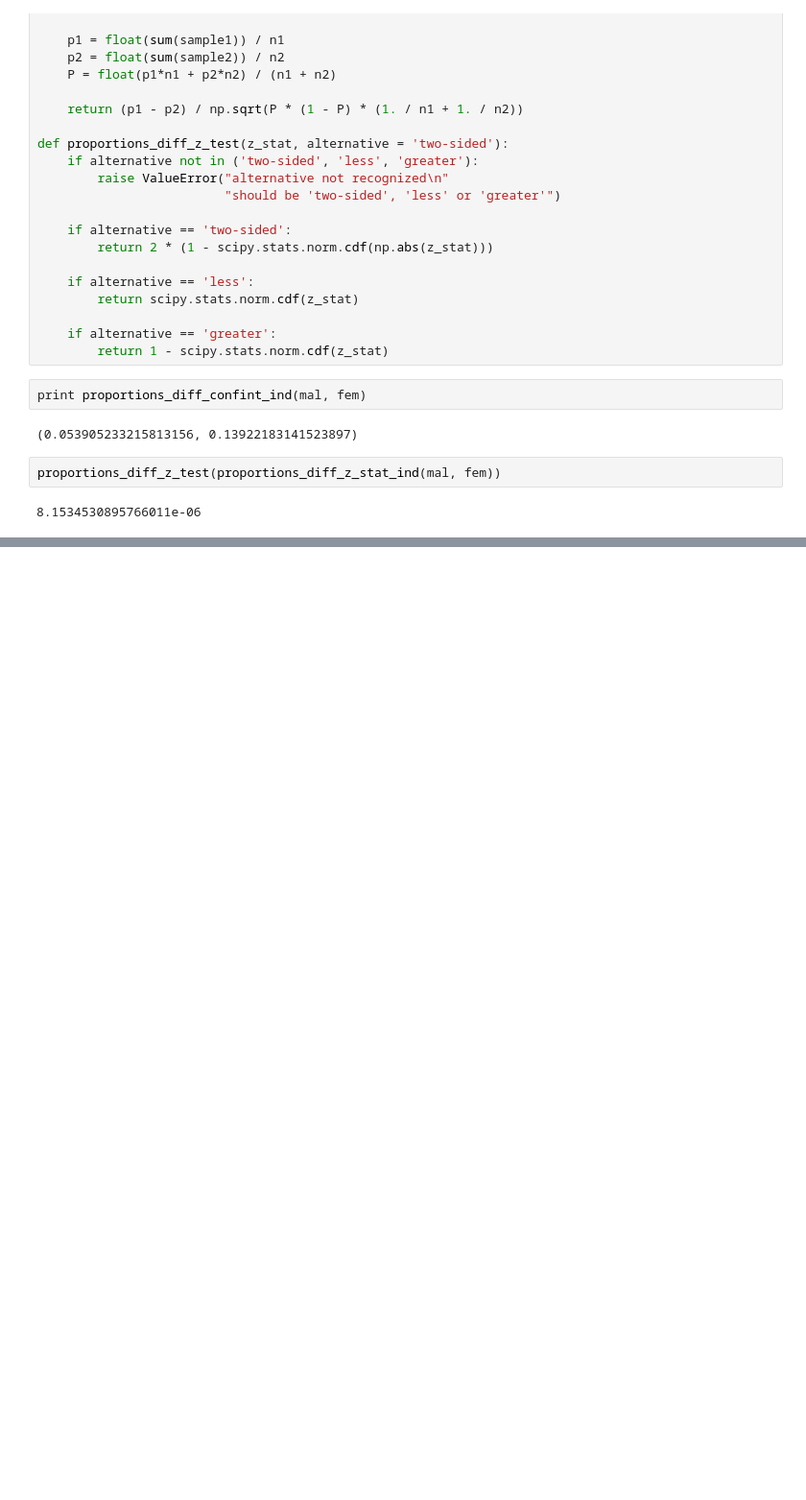
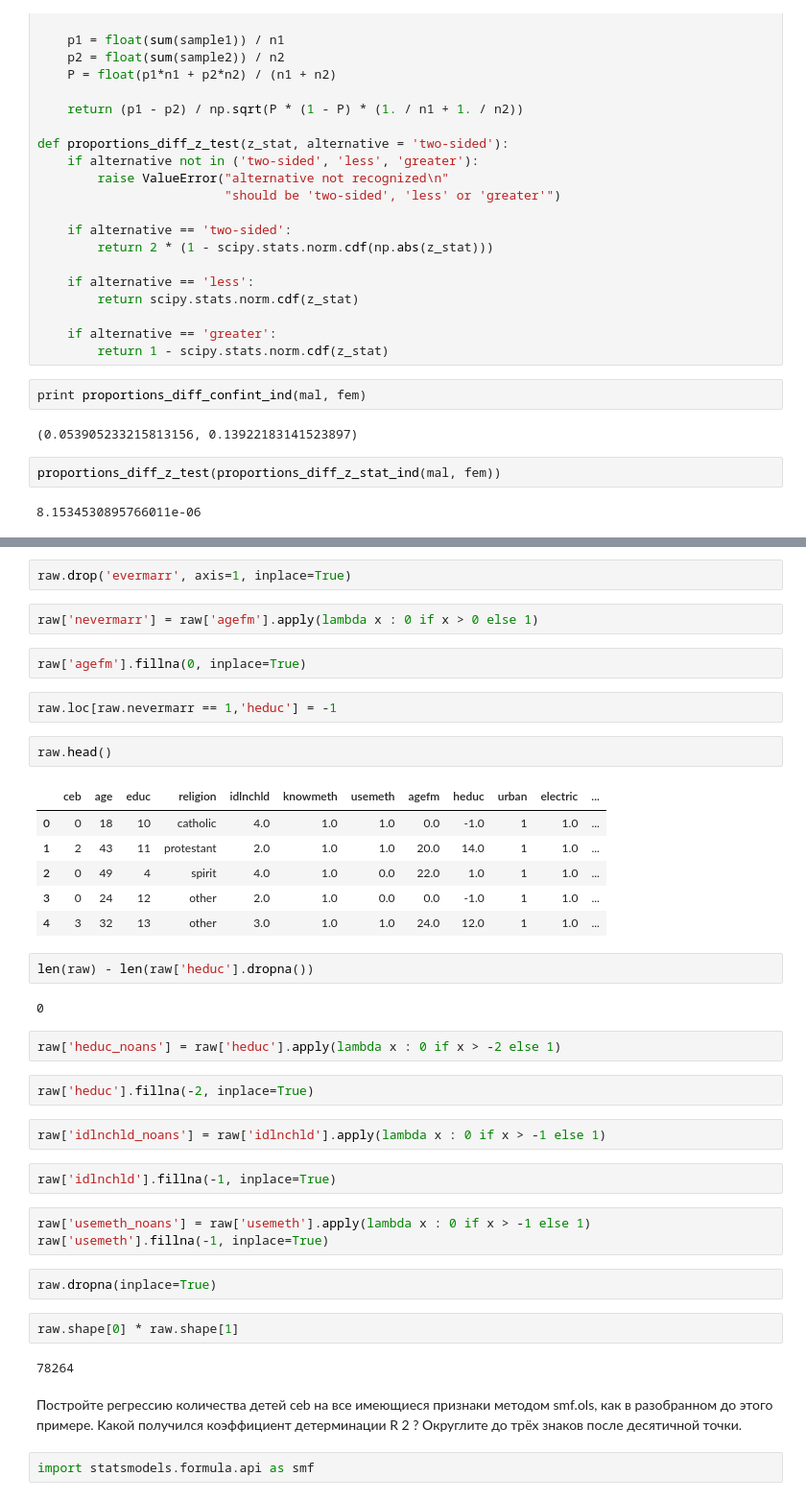
Before and after one commit to AndreyEzhov/coursera_ML, a Jupyter notebook: Step4/Week3/Tests.ipynb, the cells around one changed output, grey strips where cells are left out. Shown: that part at 96% size. Saved outputs shown, nothing was run; the diff lists cells and outputs as text; blank space fills up the shorter version.

```diff
--- a/Step4/Week3/Tests.ipynb
+++ b/Step4/Week3/Tests.ipynb
@@ -166,0 +213,45 @@ proportions_diff_z_test(proportions_diff_z_stat_ind(mal, fem))
+# %%
+raw.drop('evermarr', axis=1, inplace=True)
+# %%
+raw['nevermarr'] = raw['agefm'].apply(lambda x : 0 if x > 0 else 1)
+# %%
+raw['agefm'].fillna(0, inplace=True)
+# %%
+raw.loc[raw.nevermarr == 1,'heduc'] = -1
+# %%
+raw.head()
+# %% [output]
+|  | ceb | age | educ | religion | idlnchld | knowmeth | usemeth | agefm | heduc | urban | electric | ... |
+| 0 | 0 | 18 | 10 | catholic | 4.0 | 1.0 | 1.0 | 0.0 | -1.0 | 1 | 1.0 | ... |
+| 1 | 2 | 43 | 11 | protestant | 2.0 | 1.0 | 1.0 | 20.0 | 14.0 | 1 | 1.0 | ... |
+| 2 | 0 | 49 | 4 | spirit | 4.0 | 1.0 | 0.0 | 22.0 | 1.0 | 1 | 1.0 | ... |
+| 3 | 0 | 24 | 12 | other | 2.0 | 1.0 | 0.0 | 0.0 | -1.0 | 1 | 1.0 | ... |
+| 4 | 3 | 32 | 13 | other | 3.0 | 1.0 | 1.0 | 24.0 | 12.0 | 1 | 1.0 | ... |
+# %%
+len(raw) - len(raw['heduc'].dropna())
+# %% [output]
+0
+# %%
+raw['heduc_noans'] = raw['heduc'].apply(lambda x : 0 if x > -2 else 1)
+# %%
+raw['heduc'].fillna(-2, inplace=True)
+# %%
+raw['idlnchld_noans'] = raw['idlnchld'].apply(lambda x : 0 if x > -1 else 1)
+# %%
+raw['idlnchld'].fillna(-1, inplace=True)
+# %%
+raw['usemeth_noans'] = raw['usemeth'].apply(lambda x : 0 if x > -1 else 1)
+raw['usemeth'].fillna(-1, inplace=True)
+# %%
+raw.dropna(inplace=True)
+# %%
+raw.shape[0] * raw.shape[1]
+# %% [output]
+78264
+# %% [markdown]
+Постройте регрессию количества детей ceb на все имеющиеся признаки методом smf.ols, как в разобранном до этого примере. Какой получился коэффициент детерминации
+R
+2
+ ? Округлите до трёх знаков после десятичной точки.
+# %%
+import statsmodels.formula.api as smf
```
Also changed, not shown: parts of 19 cells of this notebook, 29 other files.
